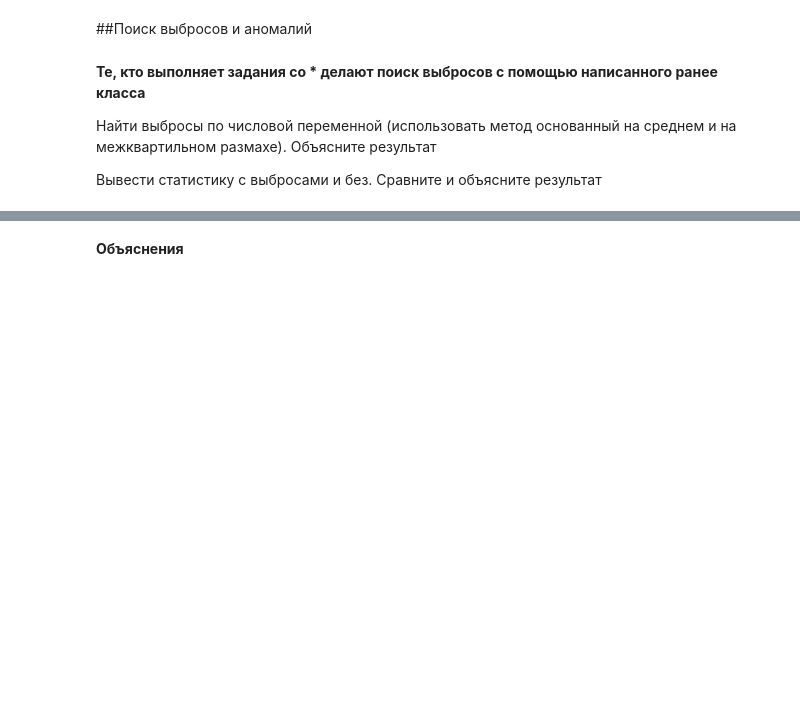
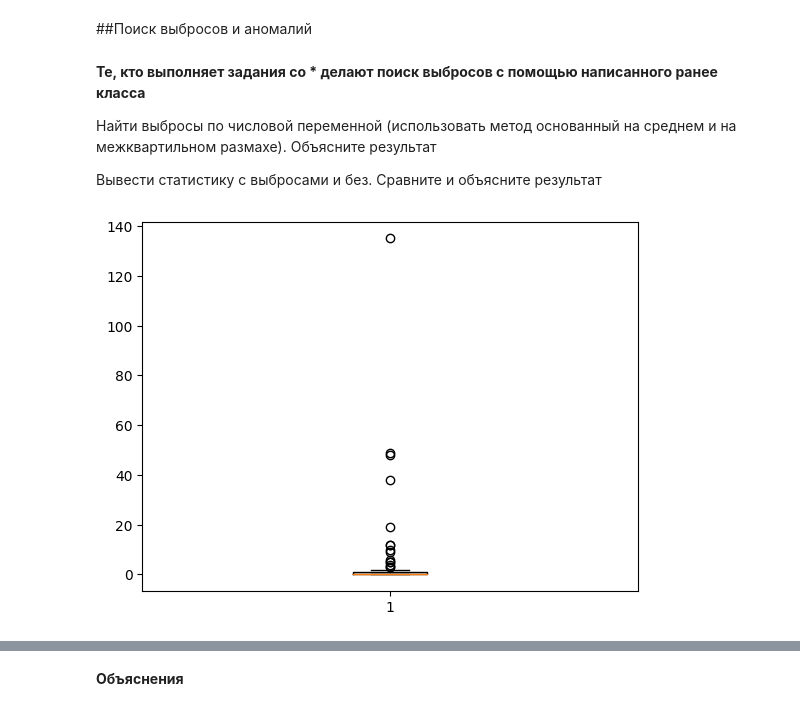
Before and after one commit to Zlovredniy/MachineExperience1, a Jupyter notebook: lab3/Задание_3.ipynb, the cells around one changed output, grey strips where cells are left out. Cells and saved outputs as stored; diff of their text form; code cells hidden in the pictures; blank space fills up the shorter version.

```diff
--- a/lab3/Задание_3.ipynb
+++ b/lab3/Задание_3.ipynb
@@ -148,0 +149,7 @@ inter_df[:10]
+# %%
+import matplotlib.pyplot as plt
+df2 = fil_med_df.dropna()
+plt.boxplot(df2["Violent crime"])
+plt.show()
+# %% [output]
+[figure, added]
```
Also changed, not shown: parts of 17 cells of this notebook.
